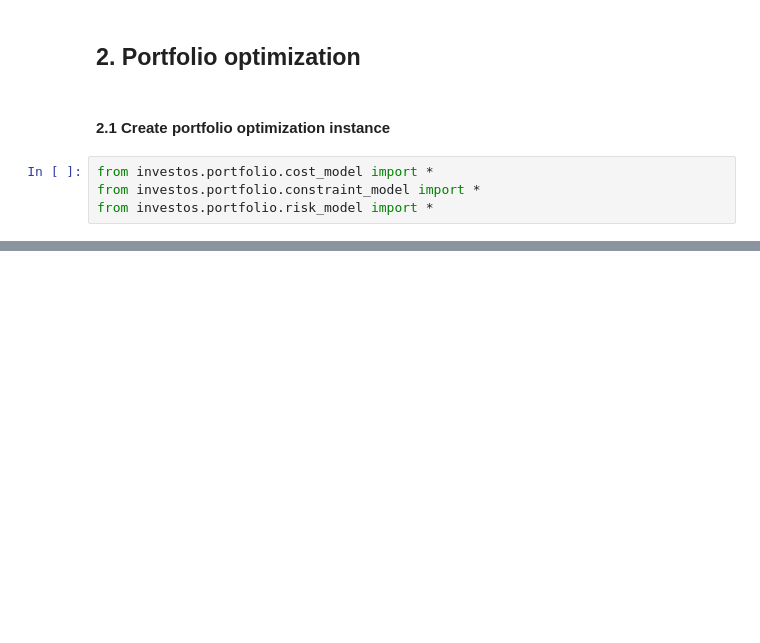
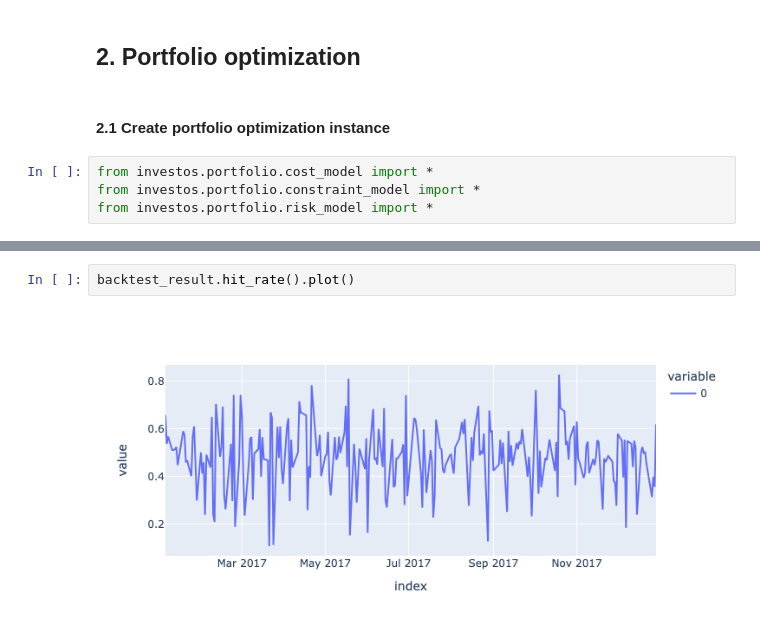
Before and after one commit to ForecastOS/investos, a Jupyter notebook: examples/spo.ipynb, the cells around one changed output, grey strips where cells are left out. Drawn from its saved outputs; the diff is of its cells as text; blank space fills up the shorter version.

```diff
--- a/examples/spo.ipynb
+++ b/examples/spo.ipynb
@@ -321,0 +233,4 @@ portfolio = inv.portfolio.Controller(
+# %%
+backtest_result.hit_rate().plot()
+# %% [output]
+[figure, added]
```
Also changed, not shown: parts of 20 cells of this notebook, 11 other files.
